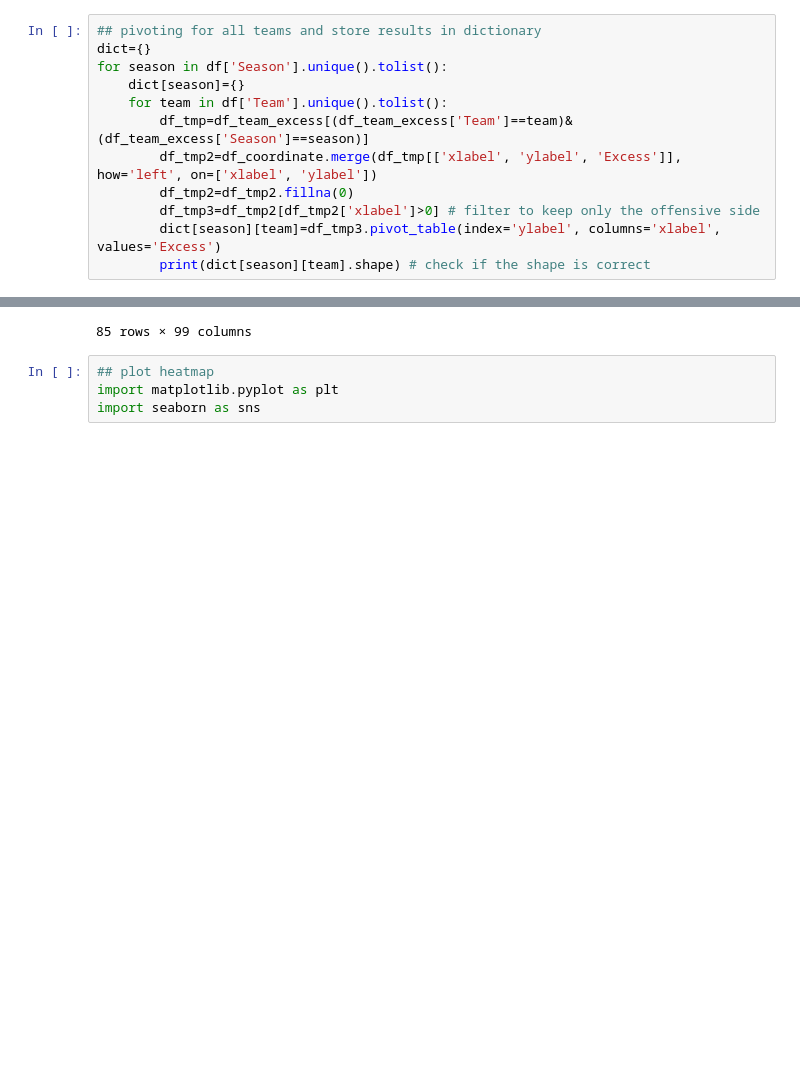
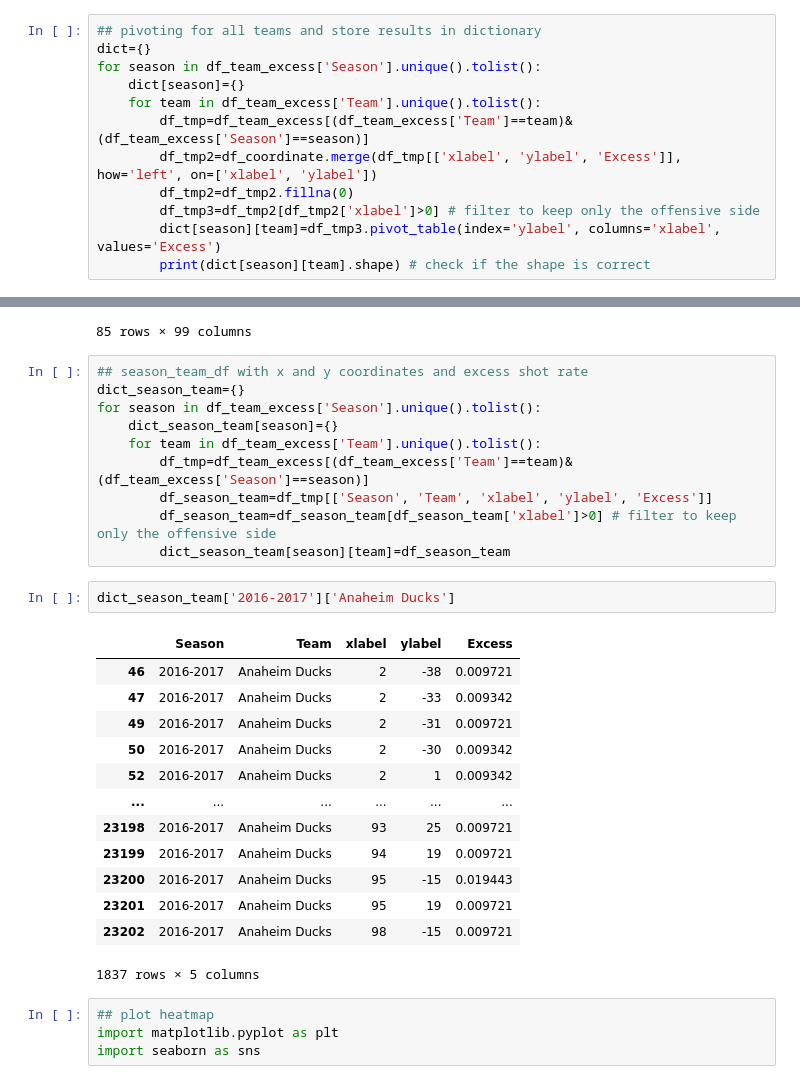
Before and after one commit to miloshdevic/NHL_analytics, a Jupyter notebook: advanced_visualizations.ipynb, the cells around one changed output, grey strips where cells are left out. Saved outputs shown, nothing was run; the diff lists cells and outputs as text; blank space fills up the shorter version.

```diff
--- a/advanced_visualizations.ipynb
+++ b/advanced_visualizations.ipynb
@@ -193,9 +193,9 @@ df_coordinate
 # %%
 ## pivoting for all teams and store results in dictionary
 dict={}
-for season in df['Season'].unique().tolist():
+for season in df_team_excess['Season'].unique().tolist():
     dict[season]={}
-    for team in df['Team'].unique().tolist():
+    for team in df_team_excess['Team'].unique().tolist():
         df_tmp=df_team_excess[(df_team_excess['Team']==team)&(df_team_excess['Season']==season)]
         df_tmp2=df_coordinate.merge(df_tmp[['xlabel', 'ylabel', 'Excess']], how='left', on=['xlabel', 'ylabel'])
         df_tmp2=df_tmp2.fillna(0)
@@ -238,6 +238,32 @@ dict['2016-2017']['Anaheim Ducks']
 | 41 | 0.0 | 0.000000 | 0.0 | 0.0 | 0.0 | 0.0 | 0.0 | 0.0 | 0.000000 | 0.0 | ... | ... |
 | 42 | 0.0 | 0.000000 | 0.0 | 0.0 | 0.0 | 0.0 | 0.0 | 0.0 | 0.000000 | 0.0 | ... | ... |
 85 rows × 99 columns
+# %%
+## season_team_df with x and y coordinates and excess shot rate
+dict_season_team={}
+for season in df_team_excess['Season'].unique().tolist():
+    dict_season_team[season]={}
+    for team in df_team_excess['Team'].unique().tolist():
+        df_tmp=df_team_excess[(df_team_excess['Team']==team)&(df_team_excess['Season']==season)]
+        df_season_team=df_tmp[['Season', 'Team', 'xlabel', 'ylabel', 'Excess']]
+        df_season_team=df_season_team[df_season_team['xlabel']>0] # filter to keep only the offensive side
+        dict_season_team[season][team]=df_season_team
+# %%
+dict_season_team['2016-2017']['Anaheim Ducks']
+# %% [output]
+|  | Season | Team | xlabel | ylabel | Excess |
+| 46 | 2016-2017 | Anaheim Ducks | 2 | -38 | 0.009721 |
+| 47 | 2016-2017 | Anaheim Ducks | 2 | -33 | 0.009342 |
+| 49 | 2016-2017 | Anaheim Ducks | 2 | -31 | 0.009721 |
+| 50 | 2016-2017 | Anaheim Ducks | 2 | -30 | 0.009342 |
+| 52 | 2016-2017 | Anaheim Ducks | 2 | 1 | 0.009342 |
+| ... | ... | ... | ... | ... | ... |
+| 23198 | 2016-2017 | Anaheim Ducks | 93 | 25 | 0.009721 |
+| 23199 | 2016-2017 | Anaheim Ducks | 94 | 19 | 0.009721 |
+| 23200 | 2016-2017 | Anaheim Ducks | 95 | -15 | 0.019443 |
+| 23201 | 2016-2017 | Anaheim Ducks | 95 | 19 | 0.009721 |
+| 23202 | 2016-2017 | Anaheim Ducks | 98 | -15 | 0.009721 |
+1837 rows × 5 columns
 # %%
 ## plot heatmap
 import matplotlib.pyplot as plt
```
